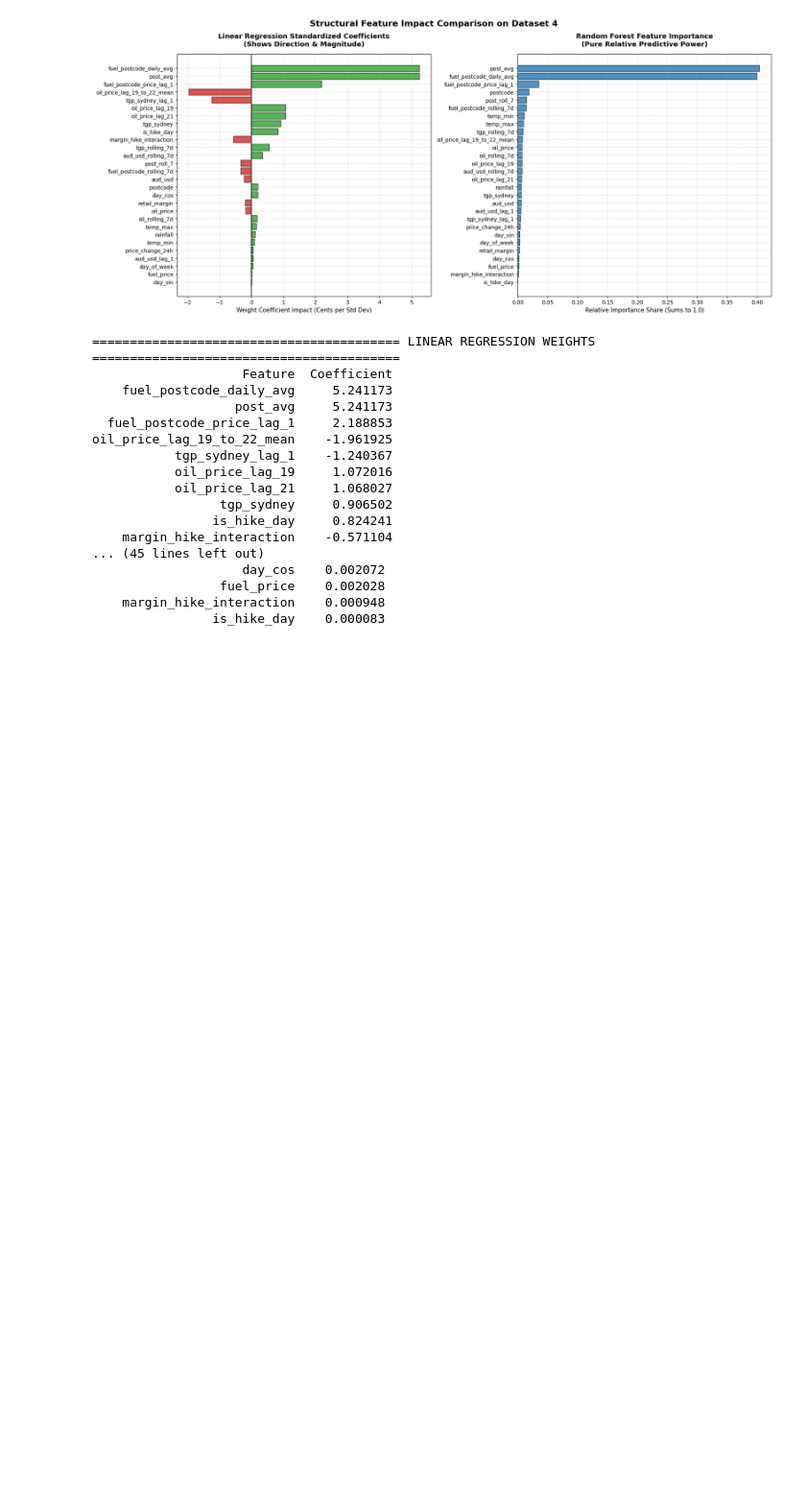
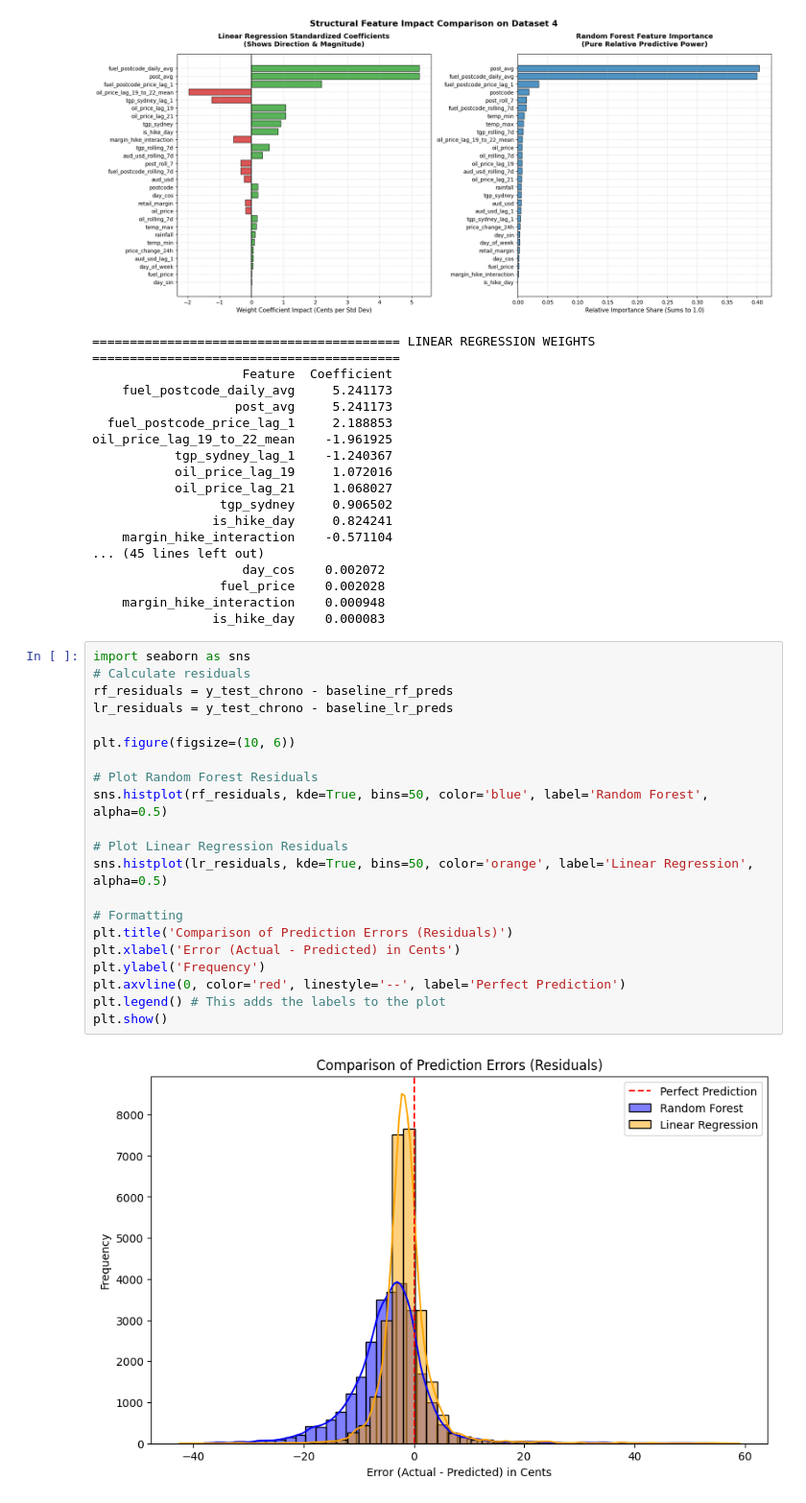
Before and after one commit to tim-fan1/engg2112, a Jupyter notebook: train_chrono_split.ipynb, the cells around one changed output. Shown at 96% size. Drawn from its saved outputs; the diff is of its cells as text; blank space fills up the shorter version.

```diff
--- a/train_chrono_split.ipynb
+++ b/train_chrono_split.ipynb
@@ -594,3 +190,26 @@ oil_price_lag_19_to_22_mean    -1.961925
                  fuel_price    0.002028
     margin_hike_interaction    0.000948
                 is_hike_day    0.000083
+# %%
+import seaborn as sns
+# Calculate residuals
+rf_residuals = y_test_chrono - baseline_rf_preds
+lr_residuals = y_test_chrono - baseline_lr_preds
+
+plt.figure(figsize=(10, 6))
+
+# Plot Random Forest Residuals
+sns.histplot(rf_residuals, kde=True, bins=50, color='blue', label='Random Forest', alpha=0.5)
+
+# Plot Linear Regression Residuals
+sns.histplot(lr_residuals, kde=True, bins=50, color='orange', label='Linear Regression', alpha=0.5)
+
+# Formatting
+plt.title('Comparison of Prediction Errors (Residuals)')
+plt.xlabel('Error (Actual - Predicted) in Cents')
+plt.ylabel('Frequency')
+plt.axvline(0, color='red', linestyle='--', label='Perfect Prediction')
+plt.legend() # This adds the labels to the plot
+plt.show()
+# %% [output]
+[figure, added]
```
Also changed, not shown: parts of 37 cells of this notebook, 2 other files.
